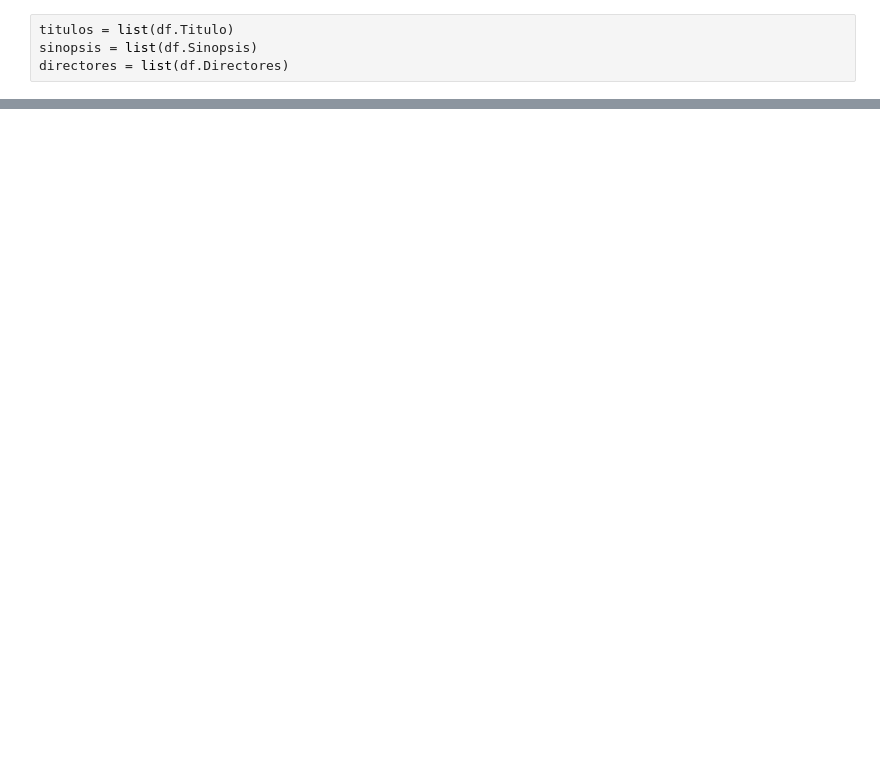
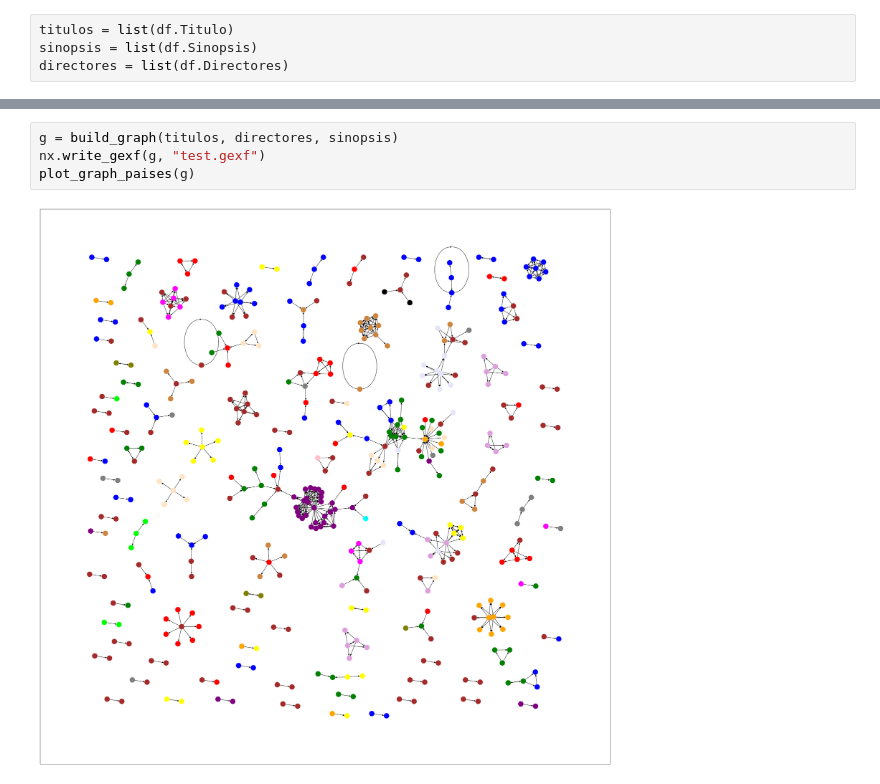
Before and after one commit to lutzeric/text_mining_intertextualidad, a Jupyter notebook: intertexualidad_bafici.ipynb, the cells around one changed output, grey strips where cells are left out. Drawn from its saved outputs; the diff is of its cells as text; blank space fills up the shorter version.

```diff
--- a/intertexualidad_bafici.ipynb
+++ b/intertexualidad_bafici.ipynb
@@ -528,0 +742,6 @@ plot_graph(g)
+# %%
+g = build_graph(titulos, directores, sinopsis)
+nx.write_gexf(g, "test.gexf")
+plot_graph_paises(g)
+# %% [output]
+[figure, added]
```
Also changed, not shown: parts of 22 cells of this notebook.
